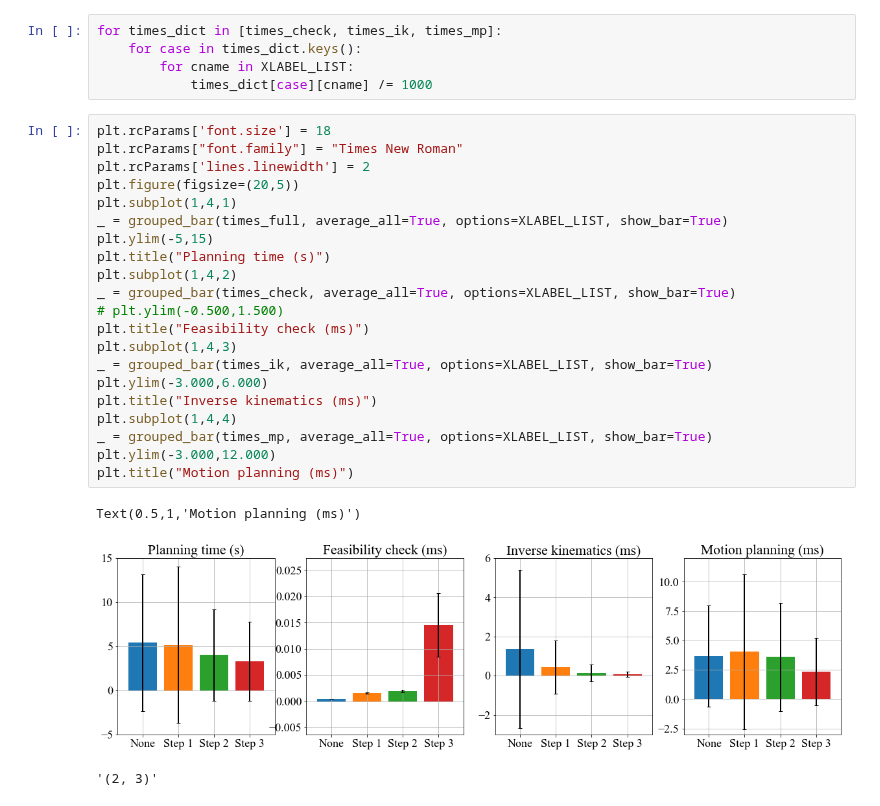
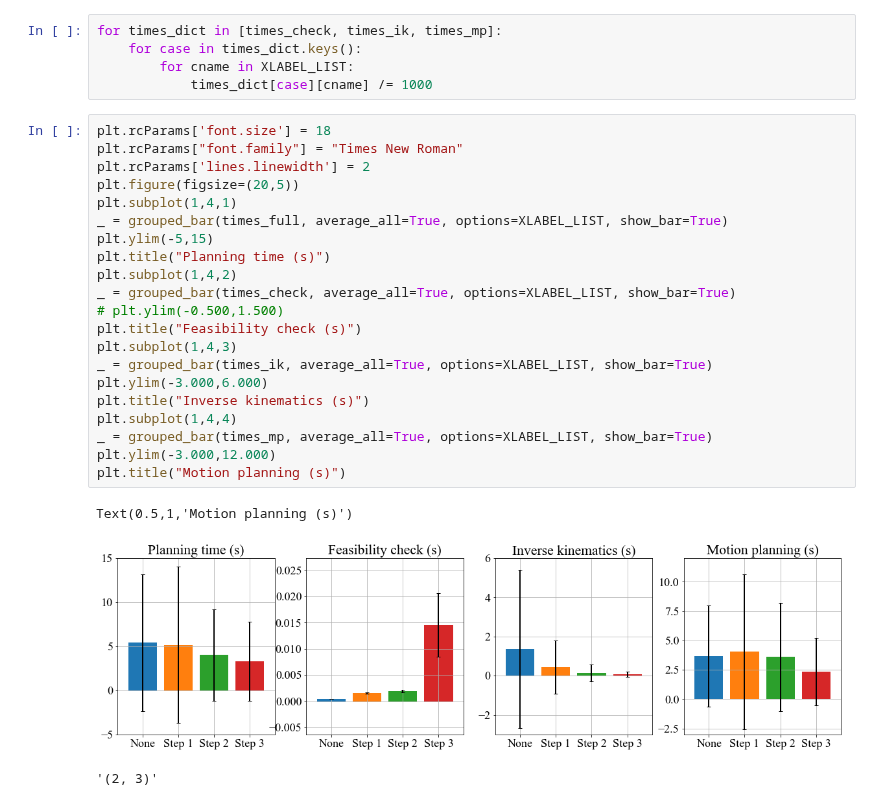
Before and after one commit to rnb-disinfection/rnb-planning, a Jupyter notebook: src/scripts/developing/pddlstream/[TEST] PDDLStream-print-results.ipynb, the cells around one changed output. Saved outputs shown, nothing was run; the diff lists cells and outputs as text.

Commit message:
time plot fix

```diff
--- a/src/scripts/developing/pddlstream/[TEST] PDDLStream-print-results.ipynb
+++ b/src/scripts/developing/pddlstream/[TEST] PDDLStream-print-results.ipynb
@@ -203,27 +203,27 @@ for times_dict in [times_check, times_ik, times_mp]:
 # %%
 plt.rcParams['font.size'] = 18
 plt.rcParams["font.family"] = "Times New Roman"
 plt.rcParams['lines.linewidth'] = 2
 plt.figure(figsize=(20,5))
 plt.subplot(1,4,1)
 _ = grouped_bar(times_full, average_all=True, options=XLABEL_LIST, show_bar=True)
 plt.ylim(-5,15)
 plt.title("Planning time (s)")
 plt.subplot(1,4,2)
 _ = grouped_bar(times_check, average_all=True, options=XLABEL_LIST, show_bar=True)
 # plt.ylim(-0.500,1.500)
-plt.title("Feasibility check (ms)")
+plt.title("Feasibility check (s)")
 plt.subplot(1,4,3)
 _ = grouped_bar(times_ik, average_all=True, options=XLABEL_LIST, show_bar=True)
 plt.ylim(-3.000,6.000)
-plt.title("Inverse kinematics (ms)")
+plt.title("Inverse kinematics (s)")
 plt.subplot(1,4,4)
 _ = grouped_bar(times_mp, average_all=True, options=XLABEL_LIST, show_bar=True)
 plt.ylim(-3.000,12.000)
-plt.title("Motion planning (ms)")
+plt.title("Motion planning (s)")
 # %% [output]
-Text(0.5,1,'Motion planning (ms)')
+Text(0.5,1,'Motion planning (s)')
-[figure, old version]
+[figure, new version]
 # %%
 # %% [output]
 '(2, 3)'
```
